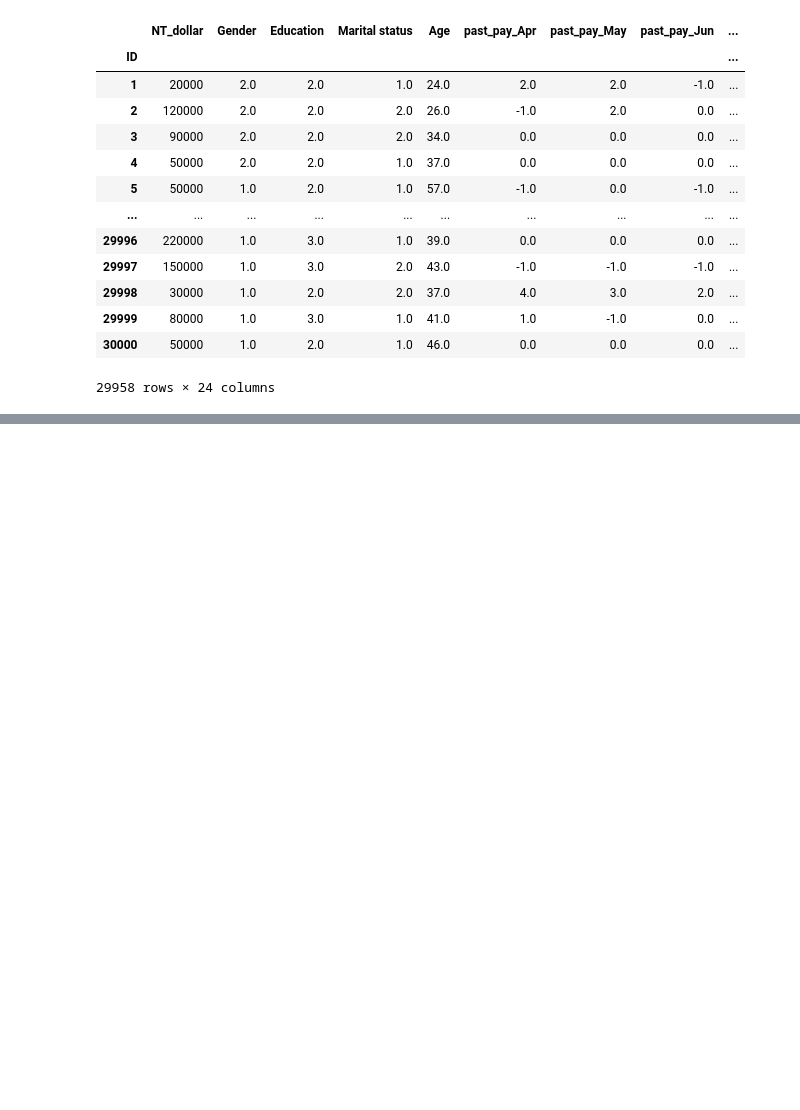
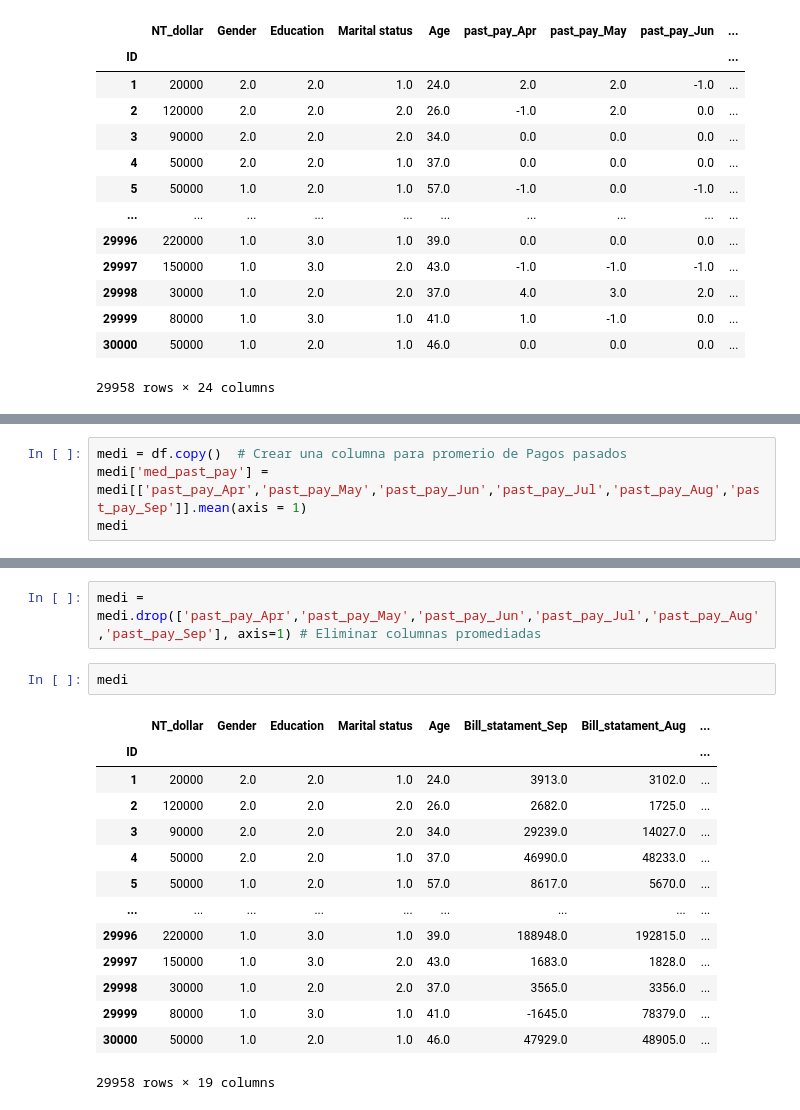
Before and after one commit to PosgradoMNA/actividades-de-aprendizaje-feracor, a Jupyter notebook: A01794022_Semana_3_Actividad_1.ipynb, the cells around one changed output, grey strips where cells are left out. Saved outputs shown, nothing was run; the diff lists cells and outputs as text; blank space fills up the shorter version.

```diff
--- a/A01794022_Semana_3_Actividad_1.ipynb
+++ b/A01794022_Semana_3_Actividad_1.ipynb
@@ -202,0 +223,4 @@ ndf
+# %%
+medi = df.copy()  # Crear una columna para promerio de Pagos pasados
+medi['med_past_pay'] = medi[['past_pay_Apr','past_pay_May','past_pay_Jun','past_pay_Jul','past_pay_Aug','past_pay_Sep']].mean(axis = 1)
+medi
@@ -202,0 +242,19 @@ ndf
+# %%
+medi = medi.drop(['past_pay_Apr','past_pay_May','past_pay_Jun','past_pay_Jul','past_pay_Aug','past_pay_Sep'], axis=1) # Eliminar columnas promediadas
+# %%
+medi
+# %% [output]
+|  | NT_dollar | Gender | Education | Marital status | Age | Bill_statament_Sep | Bill_statament_Aug | ... |
+| ID |  |  |  |  |  |  |  | ... |
+| 1 | 20000 | 2.0 | 2.0 | 1.0 | 24.0 | 3913.0 | 3102.0 | ... |
+| 2 | 120000 | 2.0 | 2.0 | 2.0 | 26.0 | 2682.0 | 1725.0 | ... |
+| 3 | 90000 | 2.0 | 2.0 | 2.0 | 34.0 | 29239.0 | 14027.0 | ... |
+| 4 | 50000 | 2.0 | 2.0 | 1.0 | 37.0 | 46990.0 | 48233.0 | ... |
+| 5 | 50000 | 1.0 | 2.0 | 1.0 | 57.0 | 8617.0 | 5670.0 | ... |
+| ... | ... | ... | ... | ... | ... | ... | ... | ... |
+| 29996 | 220000 | 1.0 | 3.0 | 1.0 | 39.0 | 188948.0 | 192815.0 | ... |
+| 29997 | 150000 | 1.0 | 3.0 | 2.0 | 43.0 | 1683.0 | 1828.0 | ... |
+| 29998 | 30000 | 1.0 | 2.0 | 2.0 | 37.0 | 3565.0 | 3356.0 | ... |
+| 29999 | 80000 | 1.0 | 3.0 | 1.0 | 41.0 | -1645.0 | 78379.0 | ... |
+| 30000 | 50000 | 1.0 | 2.0 | 1.0 | 46.0 | 47929.0 | 48905.0 | ... |
+29958 rows × 19 columns
```
Also changed, not shown: parts of 13 cells of this notebook.
